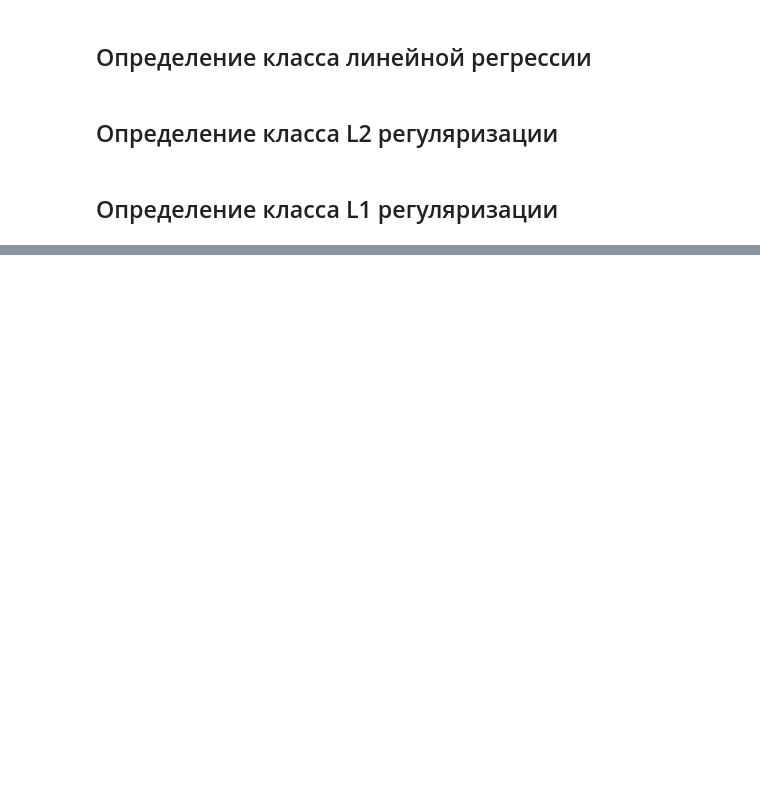
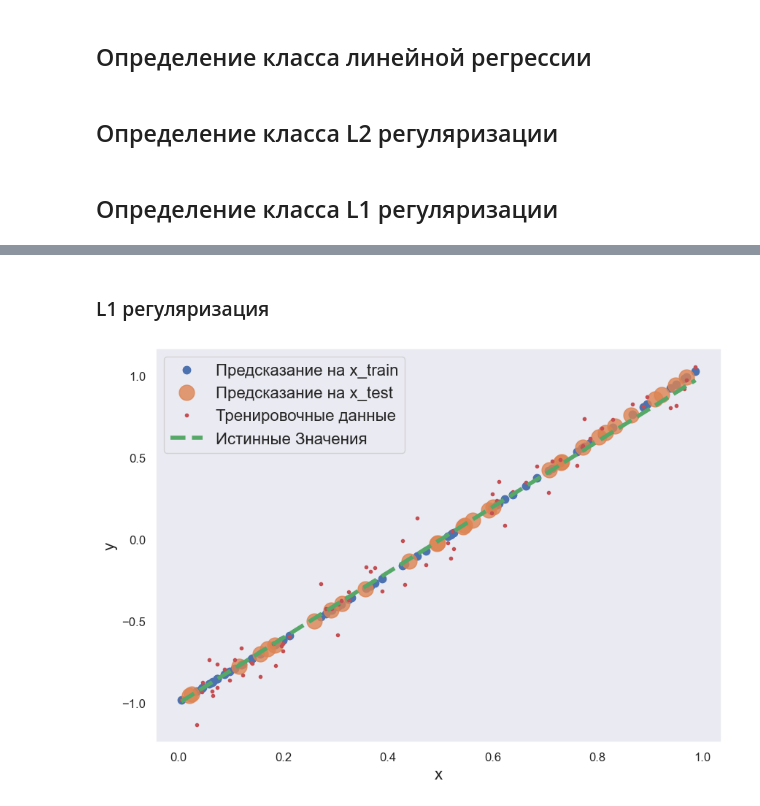
Before and after one commit to Losyash/mbml_hw, a Jupyter notebook: Math ML HW 2.ipynb, the cells around one changed output, grey strips where cells are left out. Drawn from its saved outputs; the diff is of its cells as text; code cells hidden in the pictures; blank space fills up the shorter version.

```diff
--- a/Math ML HW 2.ipynb
+++ b/Math ML HW 2.ipynb
@@ -330,0 +392,19 @@ vis_data(y, y_true,x, 'Нелинейная зависимость')
+# %% [markdown]
+### L1 регуляризация
+# %%
+lasso_regression = LassoRegression(
+    learning_rate=0.1,
+    epochs=300,
+    batch_size=10,
+    l1_penalty=0.001
+)
+
+x1_lasso = to_polynom(x1, order=3)
+x1_lasso_train, y1_lasso_train, x1_lasso_test, y1_lasso_test = train_test_split(x1_lasso, y1, test_size=0.3)
+
+lasso_regression.fit(x1_lasso_train, y1_lasso_train)
+
+fig = plt.figure(figsize=(10, 7))
+plot_model_class(x1_lasso_train, y1_lasso_train, x1_lasso_test, x1_lasso, y1_true, lasso_regression)
+# %% [output]
+[figure, added]
```
Also changed, not shown: parts of 62 cells of this notebook.
